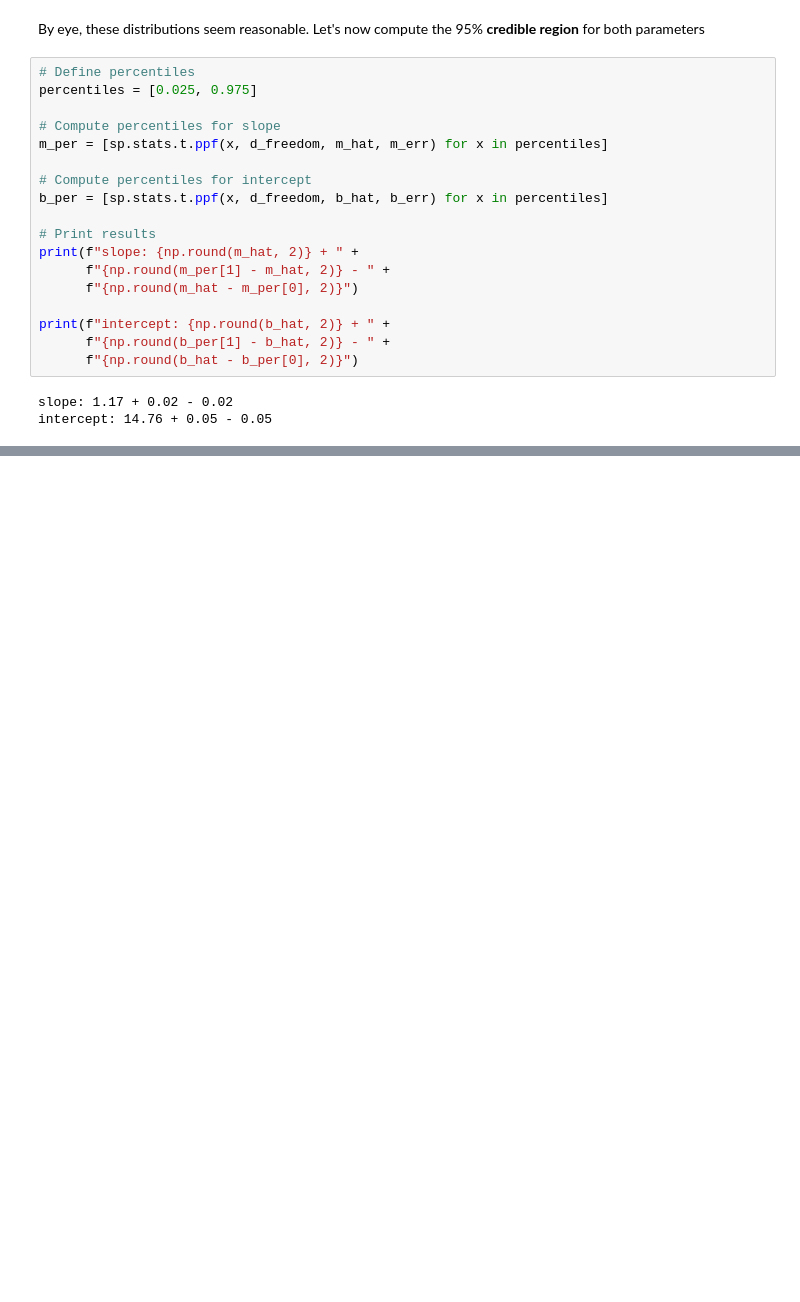
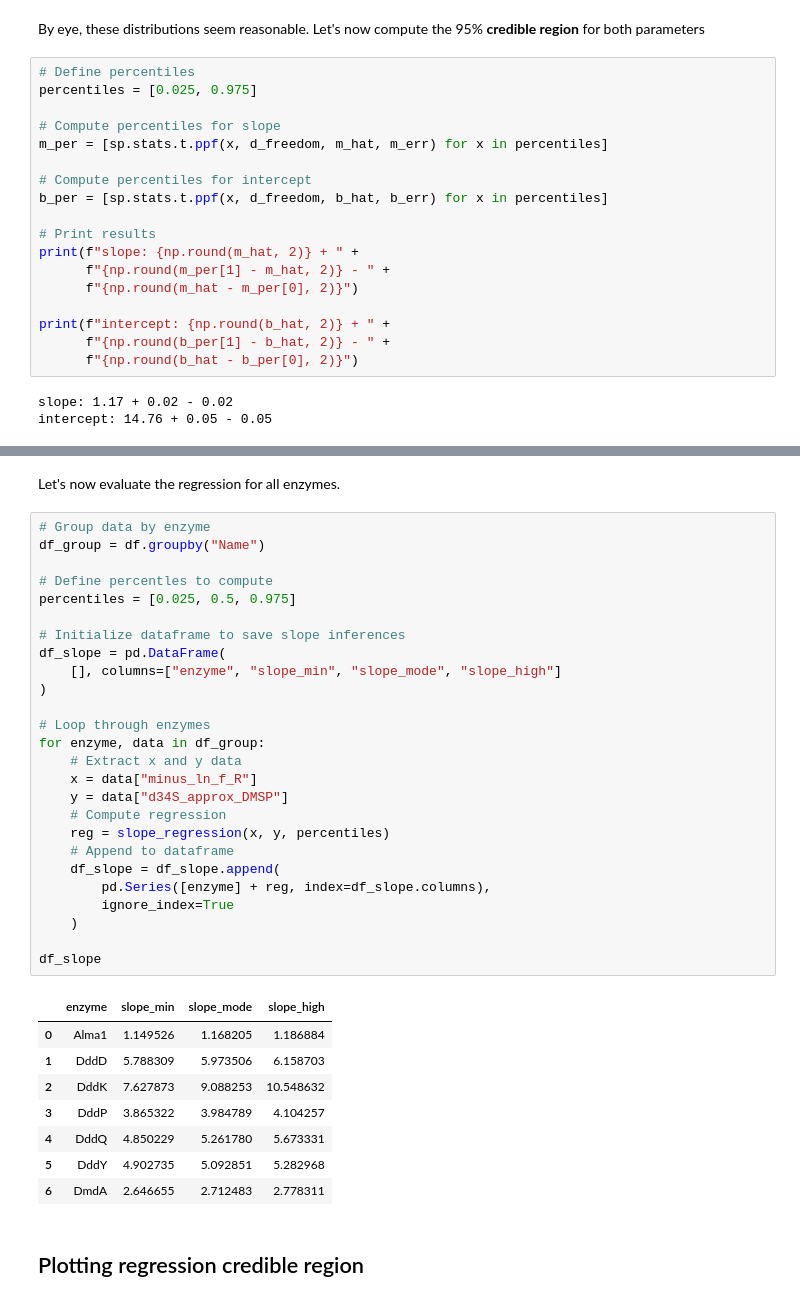
Before and after one commit to daniosro/DMSP, a Jupyter notebook: code/analysis/bayesian_inference.ipynb, the cells around one changed output, grey strips where cells are left out. Saved outputs shown, nothing was run; the diff lists cells and outputs as text; blank space fills up the shorter version.

Commit message:
finish Bayesian linear regression

```diff
--- a/code/analysis/bayesian_inference.ipynb
+++ b/code/analysis/bayesian_inference.ipynb
@@ -214,0 +250,39 @@ intercept: 14.76 + 0.05 - 0.05
+# %% [markdown]
+Let's now evaluate the regression for all enzymes.
+# %%
+# Group data by enzyme
+df_group = df.groupby("Name")
+
+# Define percentles to compute
+percentiles = [0.025, 0.5, 0.975]
+
+# Initialize dataframe to save slope inferences
+df_slope = pd.DataFrame(
+    [], columns=["enzyme", "slope_min", "slope_mode", "slope_high"]
+)
+
+# Loop through enzymes
+for enzyme, data in df_group:
+    # Extract x and y data
+    x = data["minus_ln_f_R"]
+    y = data["d34S_approx_DMSP"]
+    # Compute regression
+    reg = slope_regression(x, y, percentiles)
+    # Append to dataframe
+    df_slope = df_slope.append(
+        pd.Series([enzyme] + reg, index=df_slope.columns),
+        ignore_index=True
+    )
+
+df_slope
+# %% [output]
+|  | enzyme | slope_min | slope_mode | slope_high |
+| 0 | Alma1 | 1.149526 | 1.168205 | 1.186884 |
+| 1 | DddD | 5.788309 | 5.973506 | 6.158703 |
+| 2 | DddK | 7.627873 | 9.088253 | 10.548632 |
+| 3 | DddP | 3.865322 | 3.984789 | 4.104257 |
+| 4 | DddQ | 4.850229 | 5.261780 | 5.673331 |
+| 5 | DddY | 4.902735 | 5.092851 | 5.282968 |
+| 6 | DmdA | 2.646655 | 2.712483 | 2.778311 |
+# %% [markdown]
+## Plotting regression credible region
```
Also changed, not shown: parts of 8 cells of this notebook.
